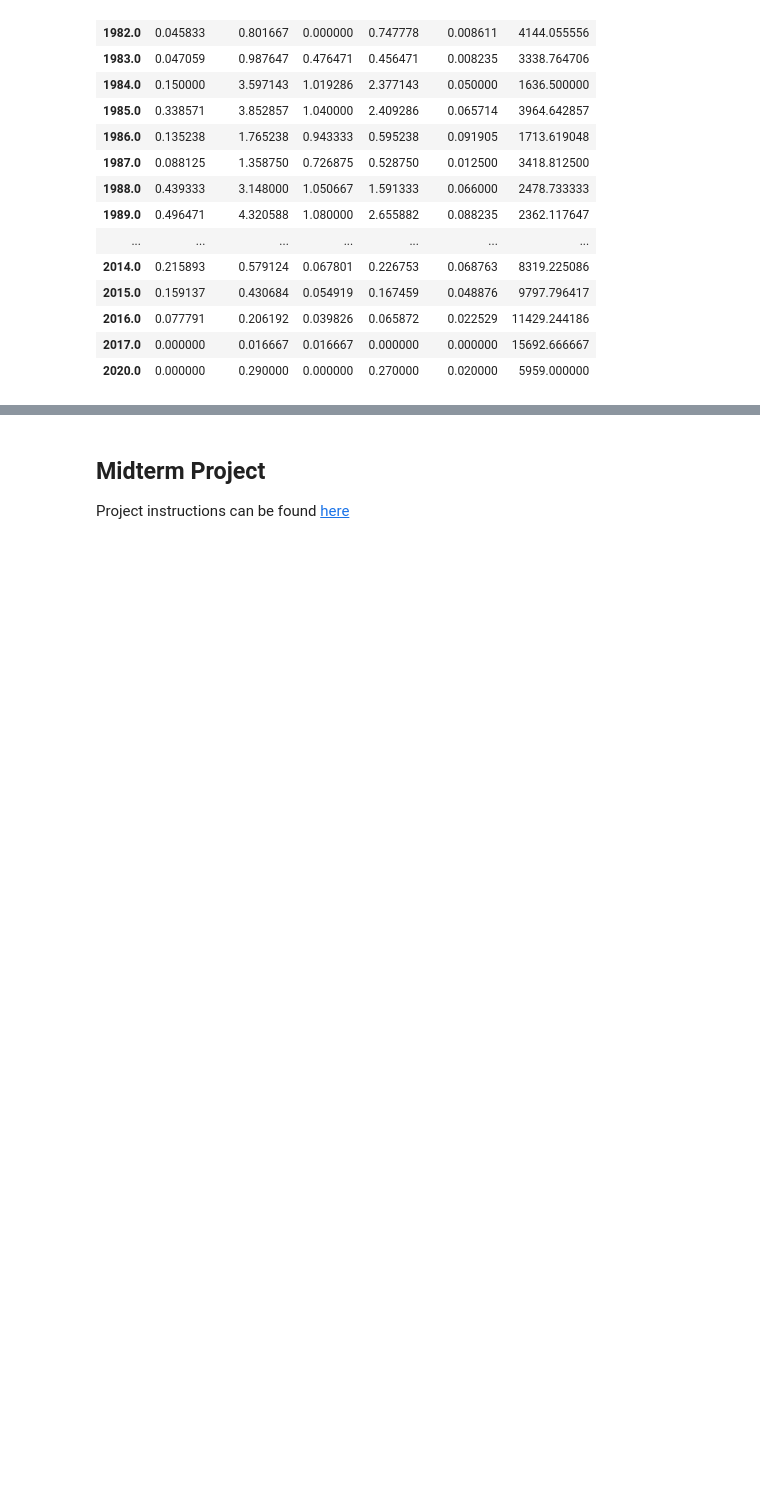
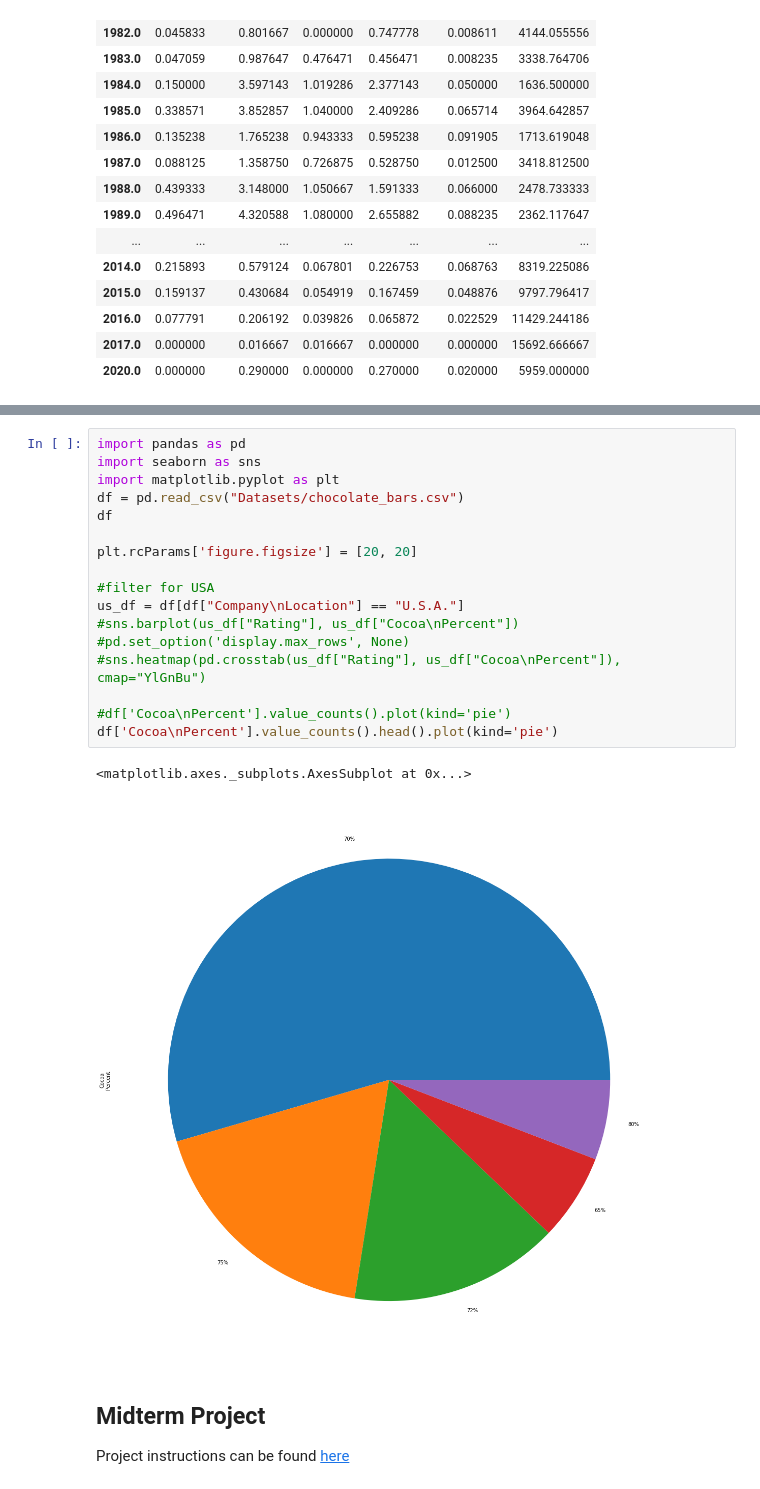
Before and after one commit to Make-School-Courses/DS-1.1-Data-Analysis, a Jupyter notebook: Notebooks/Pandas_Titanic.ipynb, the cells around one changed output, grey strips where cells are left out. Saved outputs shown, nothing was run; the diff lists cells and outputs as text; blank space fills up the shorter version.

```diff
--- a/Notebooks/Pandas_Titanic.ipynb
+++ b/Notebooks/Pandas_Titanic.ipynb
@@ -538,3 +534,23 @@ df
+# %%
+import pandas as pd
+import seaborn as sns
+import matplotlib.pyplot as plt
+df = pd.read_csv("Datasets/chocolate_bars.csv")
+df
+
+plt.rcParams['figure.figsize'] = [20, 20]
+
+#filter for USA
+us_df = df[df["Company\nLocation"] == "U.S.A."]
+#sns.barplot(us_df["Rating"], us_df["Cocoa\nPercent"])
+#pd.set_option('display.max_rows', None)
+#sns.heatmap(pd.crosstab(us_df["Rating"], us_df["Cocoa\nPercent"]), cmap="YlGnBu")
+
+#df['Cocoa\nPercent'].value_counts().plot(kind='pie')
+df['Cocoa\nPercent'].value_counts().head().plot(kind='pie')
+# %% [output]
+<matplotlib.axes._subplots.AxesSubplot at 0x...>
+[figure, added]
 # %% [markdown]
 ## Midterm Project
 
```
Also changed, not shown: parts of 6 cells of this notebook, 1 other file.
